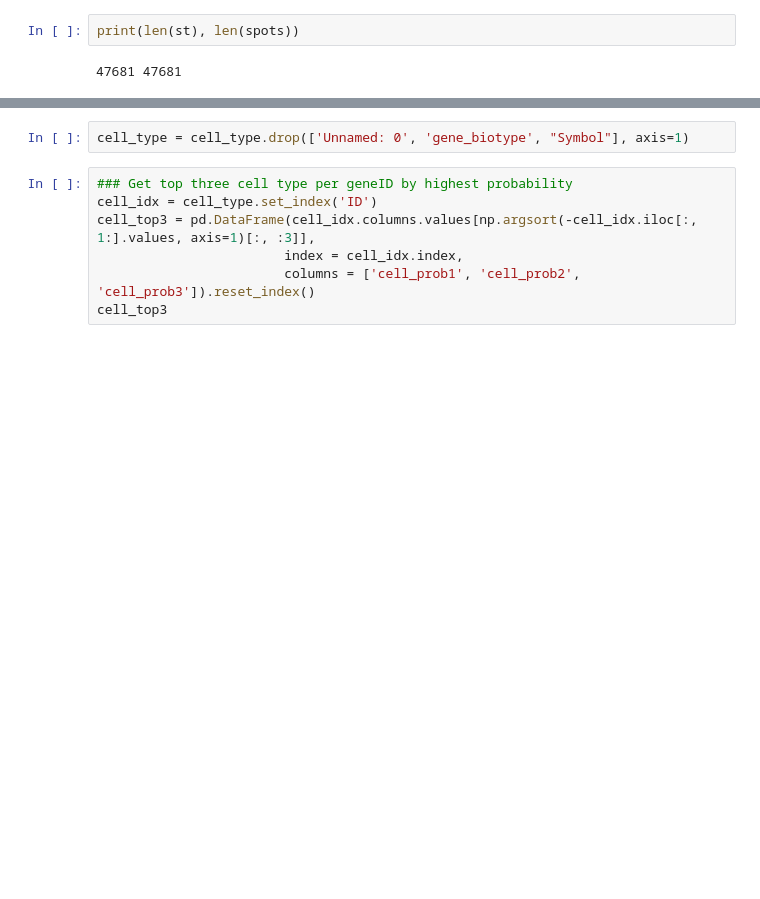
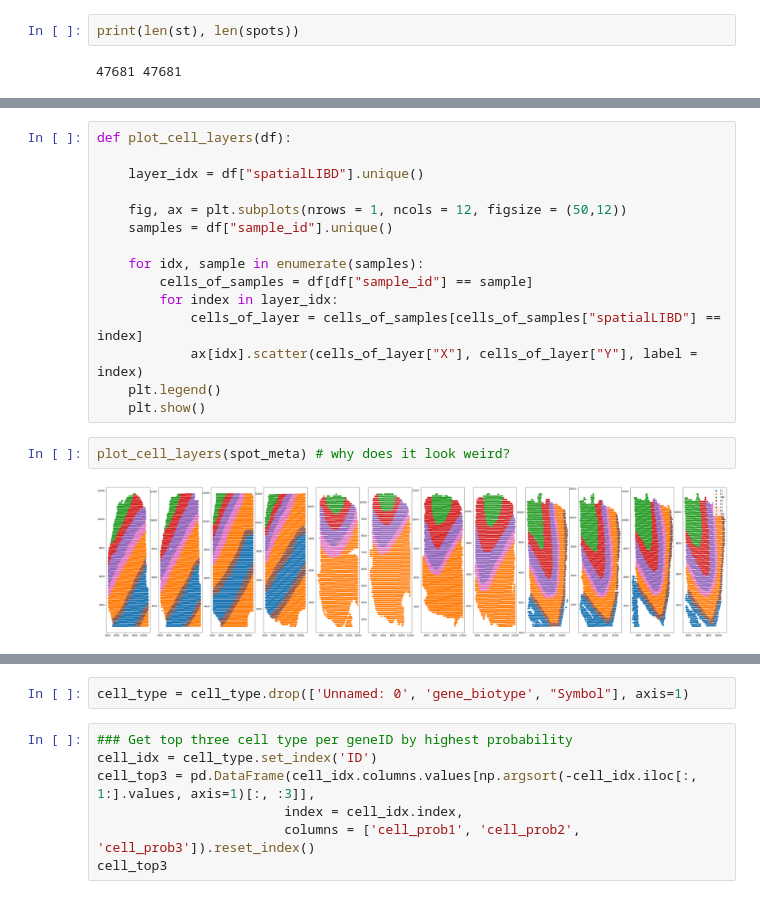
Before and after one commit to kiristern/QLSsummer2022, a Jupyter notebook: libd_explore.ipynb, the cells around one changed output, grey strips where cells are left out. Cells and saved outputs as stored; diff of their text form; blank space fills up the shorter version.

Commit message:
visualize layers

```diff
--- a/libd_explore.ipynb
+++ b/libd_explore.ipynb
@@ -98,2 +99,21 @@ spot_meta
+# %%
+def plot_cell_layers(df):
+
+    layer_idx = df["spatialLIBD"].unique()
+
+    fig, ax = plt.subplots(nrows = 1, ncols = 12, figsize = (50,12))
+    samples = df["sample_id"].unique()
+
+    for idx, sample in enumerate(samples):
+        cells_of_samples = df[df["sample_id"] == sample]
+        for index in layer_idx:
+            cells_of_layer = cells_of_samples[cells_of_samples["spatialLIBD"] == index]
+            ax[idx].scatter(cells_of_layer["X"], cells_of_layer["Y"], label = index)
+    plt.legend()
+    plt.show()
+# %%
+plot_cell_layers(spot_meta) # why does it look weird?
+# %% [output]
+[figure, added]
 # %%
 gene_meta.head()
```
Also changed, not shown: parts of 11 cells of this notebook.
